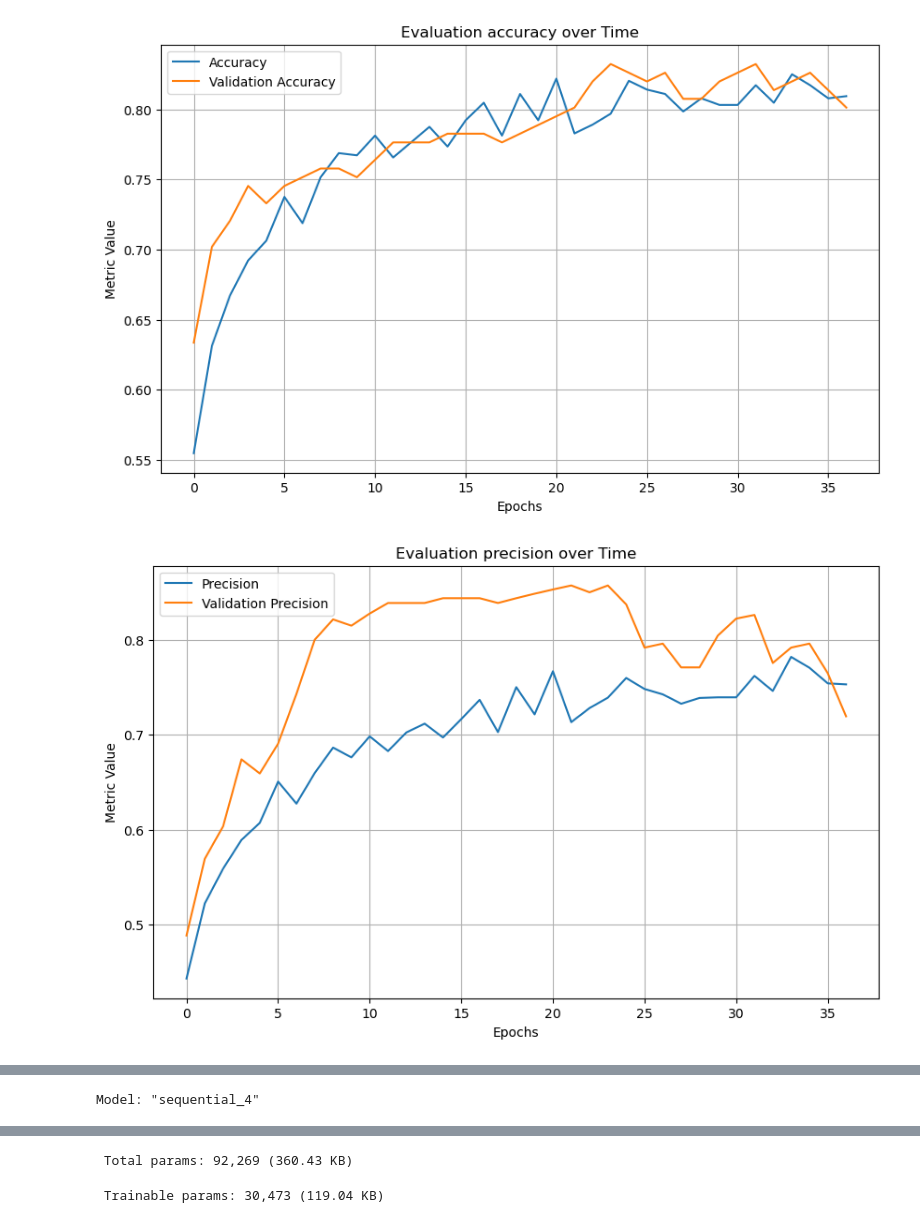
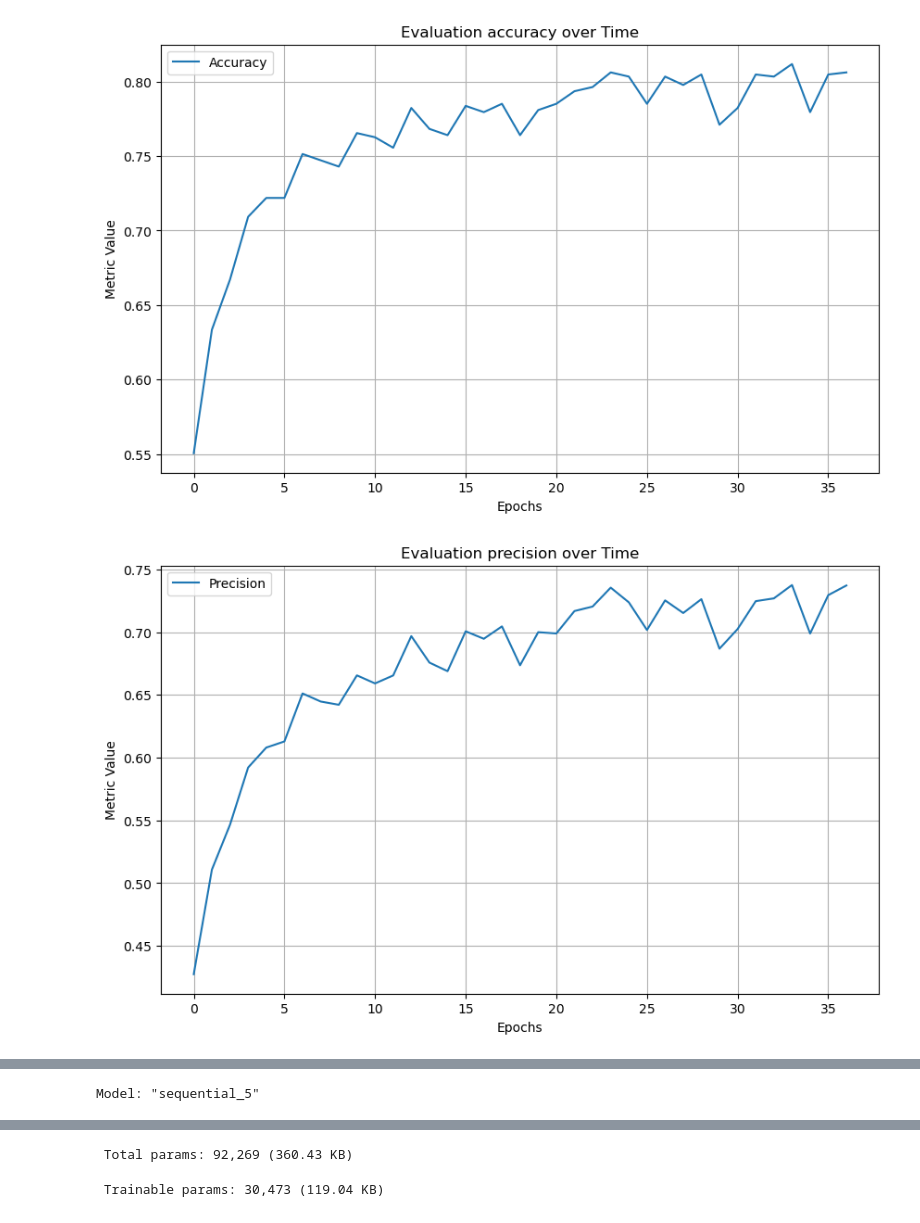
Before and after one commit to enrico-favale/Titanic-Survivability, a Jupyter notebook: network_inizialization.ipynb, the cells around one changed output, grey strips where cells are left out. Saved outputs shown, nothing was run; the diff lists cells and outputs as text; code cells hidden in the pictures.

```diff
--- a/network_inizialization.ipynb
+++ b/network_inizialization.ipynb
@@ -16,9 +16,9 @@ from classes.NeuralNetworkAutoTuning import TitanicSurvivalModelAutoTuning
 model = TitanicSurvivalModel(dataset_path = 'data/dataset.csv',
                              epochs = 37,
                              batch_size = 64,
-                             test_split = 0.1,
-                             validation_split = 0.2,
-                             learning_rate = 5e-4,
+                             test_split = 0.2,
+                             validation_split = 0,
+                             learning_rate = 5e-4, # 0.0005
                             )
 
 model.start()
@@ -45,2 +45,2 @@ Test Loss: 0.38
-[figure, old version]
+[figure, new version]
-[figure, old version]
+[figure, new version]
@@ -51,4 +51,4 @@ Test Loss: 0.38
-Model: "sequential_4"
+Model: "sequential_5"
 ┏━━━━━━━━━━━━━━━━━━━━━━━━━━━━━━━━━┳━━━━━━━━━━━━━━━━━━━━━━━━┳━━━━━━━━━━━━━━━┓
 ┃ Layer (type)                    ┃ Output Shape           ┃       Param # ┃
 ┡━━━━━━━━━━━━━━━━━━━━━━━━━━━━━━━━━╇━━━━━━━━━━━━━━━━━━━━━━━━╇━━━━━━━━━━━━━━━┩
```
Also changed, not shown: parts of 2 cells of this notebook, 3 other files.
